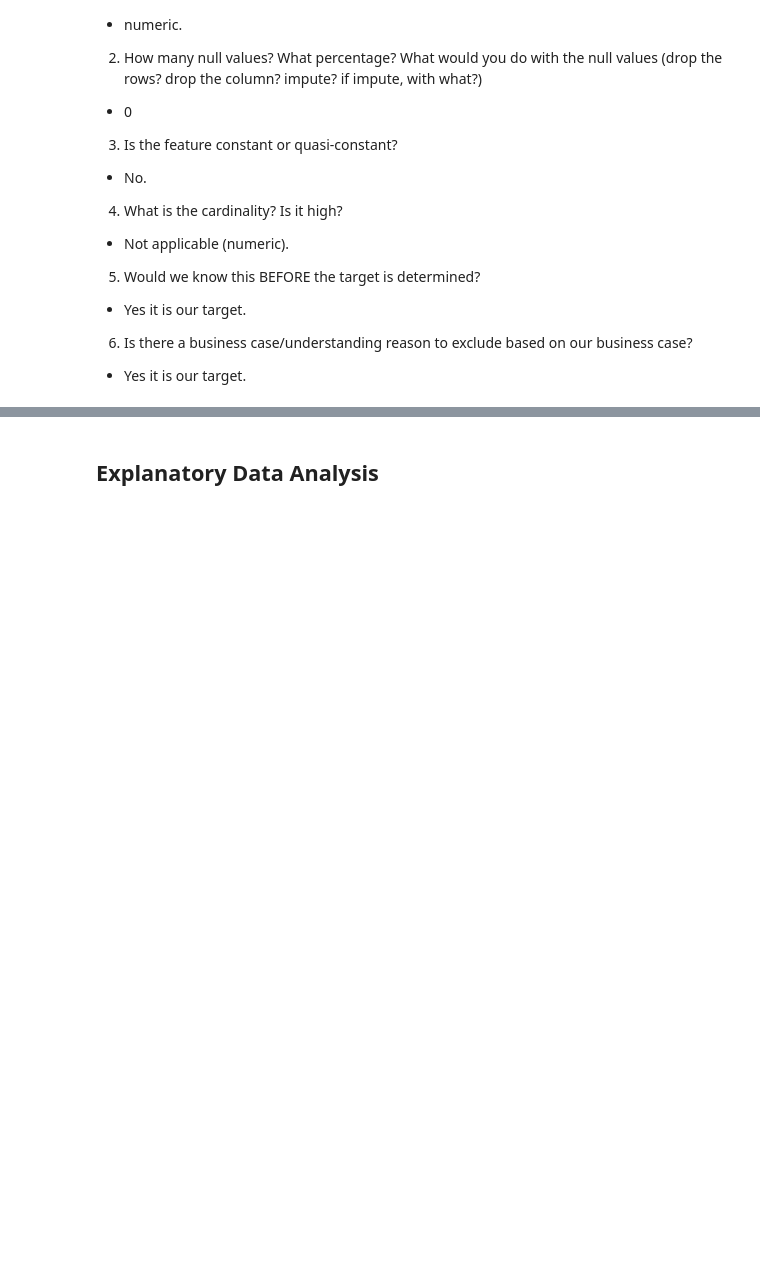
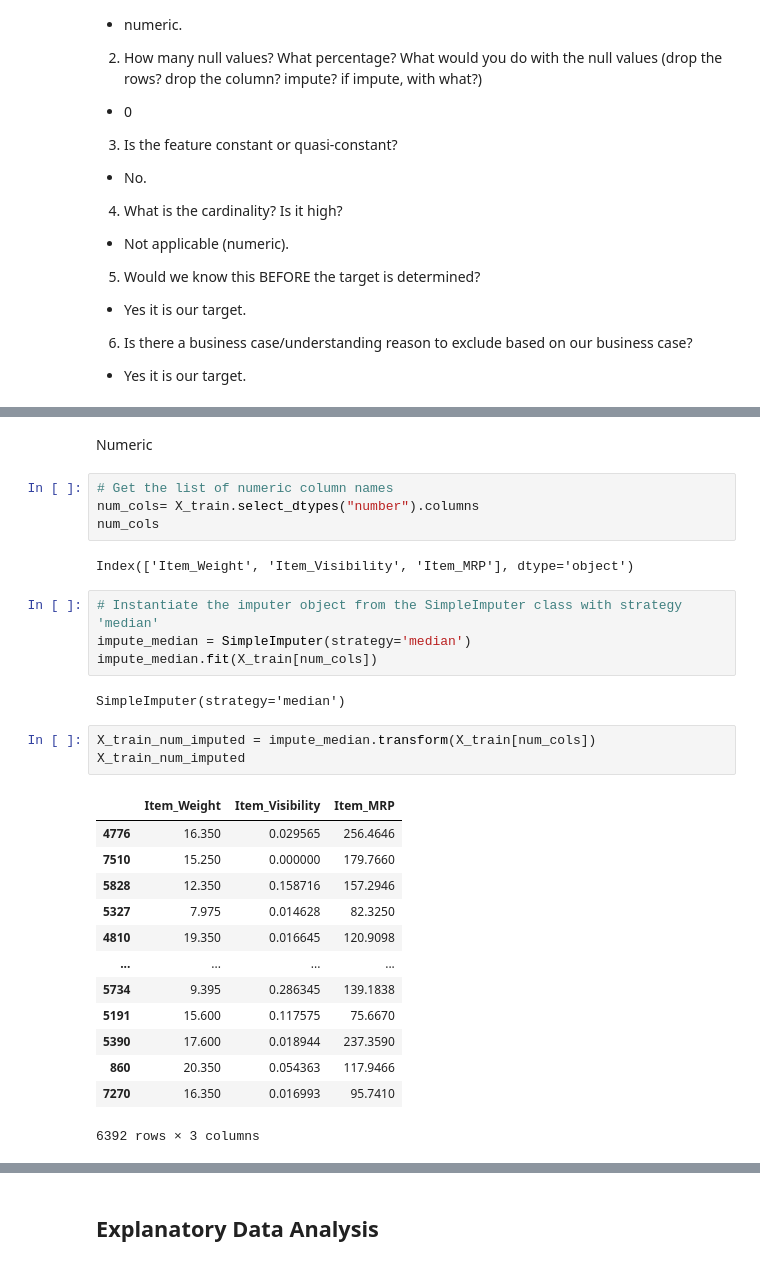
Before and after one commit to Sergio-Rodriguez24/Prediction-of-Product-Sales, a Jupyter notebook: Prediction_of_Product_Sales.ipynb, the cells around one changed output, grey strips where cells are left out. Drawn from its saved outputs; the diff is of its cells as text; blank space fills up the shorter version.

```diff
--- a/Prediction_of_Product_Sales.ipynb
+++ b/Prediction_of_Product_Sales.ipynb
@@ -1192,0 +1259,31 @@ explore_numeric(df_sp,feature);
+# %% [markdown]
+Numeric
+# %%
+# Get the list of numeric column names
+num_cols= X_train.select_dtypes("number").columns
+num_cols
+# %% [output]
+Index(['Item_Weight', 'Item_Visibility', 'Item_MRP'], dtype='object')
+# %%
+# Instantiate the imputer object from the SimpleImputer class with strategy 'median'
+impute_median = SimpleImputer(strategy='median')
+impute_median.fit(X_train[num_cols])
+# %% [output]
+SimpleImputer(strategy='median')
+# %%
+X_train_num_imputed = impute_median.transform(X_train[num_cols])
+X_train_num_imputed
+# %% [output]
+|  | Item_Weight | Item_Visibility | Item_MRP |
+| 4776 | 16.350 | 0.029565 | 256.4646 |
+| 7510 | 15.250 | 0.000000 | 179.7660 |
+| 5828 | 12.350 | 0.158716 | 157.2946 |
+| 5327 | 7.975 | 0.014628 | 82.3250 |
+| 4810 | 19.350 | 0.016645 | 120.9098 |
+| ... | ... | ... | ... |
+| 5734 | 9.395 | 0.286345 | 139.1838 |
+| 5191 | 15.600 | 0.117575 | 75.6670 |
+| 5390 | 17.600 | 0.018944 | 237.3590 |
+| 860 | 20.350 | 0.054363 | 117.9466 |
+| 7270 | 16.350 | 0.016993 | 95.7410 |
+6392 rows × 3 columns
```
Also changed, not shown: parts of 30 cells of this notebook.
